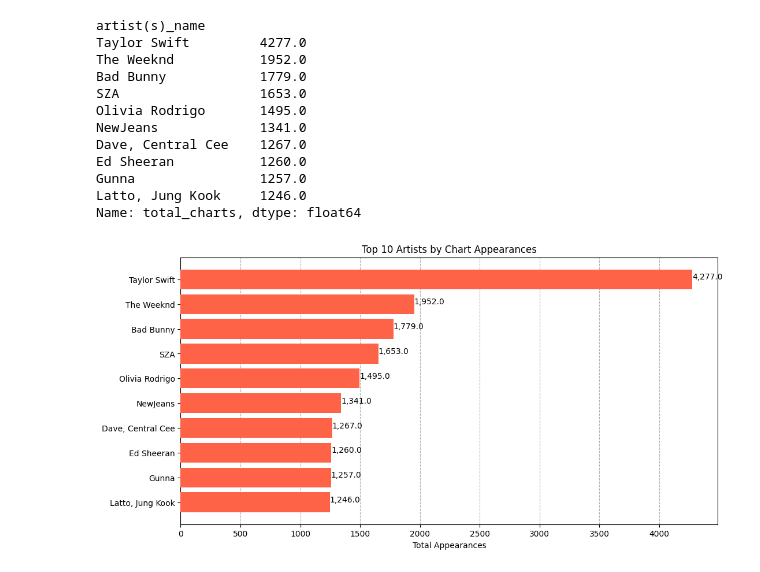
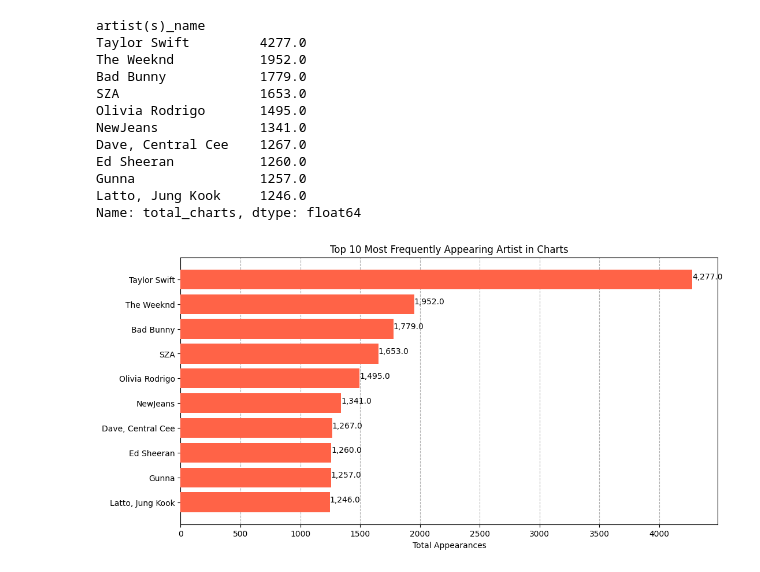
Before and after one commit to Gab-Amboy/ECE2112_Spotify-EDA-Using-Python, a Jupyter notebook: Spotify_EDA_Updated.ipynb, the cells around one changed output. Saved outputs shown, nothing was run; the diff lists cells and outputs as text; code cells hidden in the pictures.

```diff
--- a/Spotify_EDA_Updated.ipynb
+++ b/Spotify_EDA_Updated.ipynb
@@ -491,14 +491,14 @@ Name: total_charts, dtype: float64
 # %%
 plt.figure(figsize=(12, 6))
 plt.barh(charts_popularity.index, charts_popularity.values, color='#FF6347', zorder=3)
 plt.grid(axis='x', linestyle='--', zorder=0)
 
-plt.title('Top 10 Artists by Chart Appearances')
+plt.title('Top 10 Most Frequently Appearing Artist in Charts')
 plt.xlabel('Total Appearances')
 plt.gca().invert_yaxis()  # Flip to have the highest at the top
 
 for index, value in enumerate(charts_popularity.values):
     plt.text(value, index, f'{value:,}', color='black')
 plt.show()
 # %% [output]
-[figure, old version]
+[figure, new version]
```
Also changed, not shown: parts of 2 cells of this notebook.
